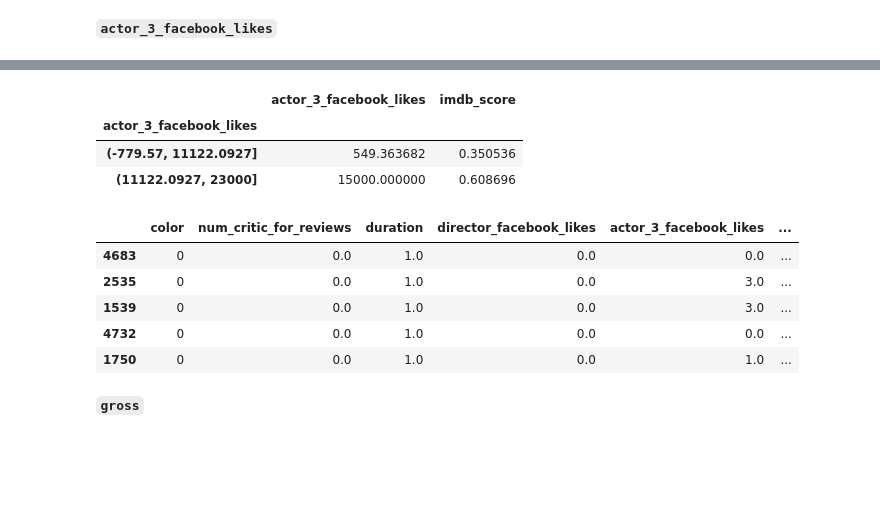
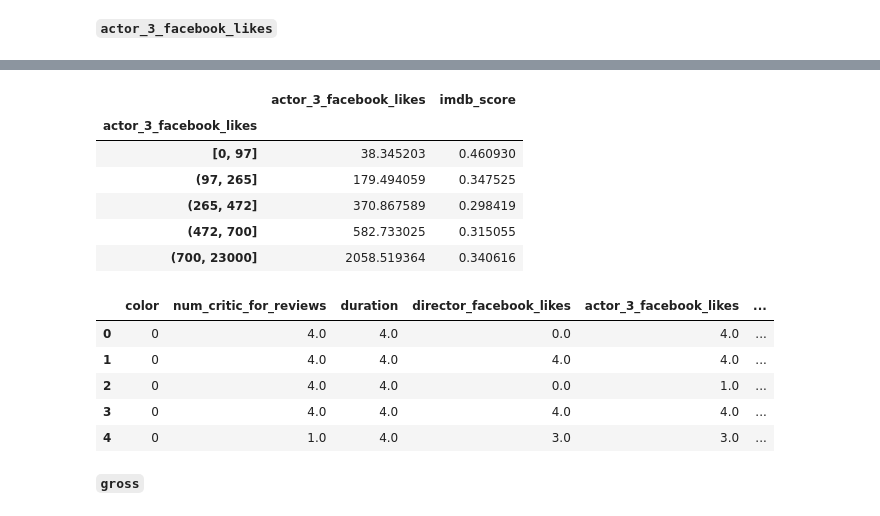
Before and after one commit to jmhummel/IMDb-predictive-analytics, a Jupyter notebook: src/notebook.ipynb, the cells around one changed output, grey strips where cells are left out. Saved outputs shown, nothing was run; the diff lists cells and outputs as text; code cells hidden in the pictures; blank space fills up the shorter version.

```diff
--- a/src/notebook.ipynb
+++ b/src/notebook.ipynb
@@ -969,7 +901,5 @@ mean, std
 # %%
-df['actor_1_facebook_likes'] = df['actor_1_facebook_likes'].map(lambda v: truncnorm.rvs(-1, 1, loc=mean, scale=std) if pd.isnull(v) else v)
-test_df['actor_1_facebook_likes'] = df['actor_1_facebook_likes'].map(lambda v: truncnorm.rvs(-1, 1, loc=mean, scale=std) if pd.isnull(v) else v)
-combine = [df, test_df]
+df['actor_1_facebook_likes'] = df['actor_1_facebook_likes'].map(lambda v: mean if pd.isnull(v) else v)
 # %%
 df['actor_1_facebook_likes'].describe()
 # %% [output]
@@ -1019,5 +948,3 @@ mean, std
 # %%
-df['actor_2_facebook_likes'] = df['actor_2_facebook_likes'].map(lambda v: truncnorm.rvs(-1, 1, loc=mean, scale=std) if pd.isnull(v) else v)
-test_df['actor_2_facebook_likes'] = df['actor_2_facebook_likes'].map(lambda v: truncnorm.rvs(-1, 1, loc=mean, scale=std) if pd.isnull(v) else v)
-combine = [df, test_df]
+df['actor_2_facebook_likes'] = df['actor_2_facebook_likes'].map(lambda v: mean if pd.isnull(v) else v)
 # %%
@@ -1033,15 +960,10 @@ df[['actor_2_facebook_likes', 'imdb_score']].groupby(pd.cut(df['actor_2_facebook
 # %%
-df.loc[ df['actor_2_facebook_likes'] <= 5026.851, 'actor_2_facebook_likes'] = 0
-df.loc[(df['actor_2_facebook_likes'] > 5026.851) & (df['actor_2_facebook_likes'] <= 11020.138), 'actor_2_facebook_likes'] = 1
-df.loc[(df['actor_2_facebook_likes'] > 11020.138) & (df['actor_2_facebook_likes'] <= 17013.426), 'actor_2_facebook_likes'] = 2
-df.loc[(df['actor_2_facebook_likes'] > 17013.426) & (df['actor_2_facebook_likes'] <= 23006.713), 'actor_2_facebook_likes'] = 3
-df.loc[ df['actor_2_facebook_likes'] > 23006.713, 'actor_2_facebook_likes'] = 5
+df.loc[ df['actor_2_facebook_likes'] <= 218, 'actor_2_facebook_likes'] = 0
+df.loc[(df['actor_2_facebook_likes'] > 218) & (df['actor_2_facebook_likes'] <= 486), 'actor_2_facebook_likes'] = 1
+df.loc[(df['actor_2_facebook_likes'] > 486) & (df['actor_2_facebook_likes'] <= 726.2), 'actor_2_facebook_likes'] = 2
+df.loc[(df['actor_2_facebook_likes'] > 726.2) & (df['actor_2_facebook_likes'] <= 979), 'actor_2_facebook_likes'] = 3
+df.loc[ df['actor_2_facebook_likes'] > 979, 'actor_2_facebook_likes'] = 4
 
-test_df.loc[ test_df['actor_2_facebook_likes'] <= 5026.851, 'actor_2_facebook_likes'] = 0
-test_df.loc[(test_df['actor_2_facebook_likes'] > 5026.851) & (test_df['actor_2_facebook_likes'] <= 11020.138), 'actor_2_facebook_likes'] = 1
-test_df.loc[(test_df['actor_2_facebook_likes'] > 11020.138) & (test_df['actor_2_facebook_likes'] <= 17013.426), 'actor_2_facebook_likes'] = 2
-test_df.loc[(test_df['actor_2_facebook_likes'] > 17013.426) & (test_df['actor_2_facebook_likes'] <= 23006.713), 'actor_2_facebook_likes'] = 3
-test_df.loc[ test_df['actor_2_facebook_likes'] > 23006.713, 'actor_2_facebook_likes'] = 5
 df.head()
 # %% [output]
 |  | color | num_critic_for_reviews | duration | director_facebook_likes | actor_3_facebook_likes | ... |
@@ -1061,7 +983,5 @@ mean, std
 # %%
-df['actor_3_facebook_likes'] = df['actor_3_facebook_likes'].map(lambda v: truncnorm.rvs(-1, 1, loc=mean, scale=std) if pd.isnull(v) else v)
-test_df['actor_3_facebook_likes'] = df['actor_3_facebook_likes'].map(lambda v: truncnorm.rvs(-1, 1, loc=mean, scale=std) if pd.isnull(v) else v)
-combine = [df, test_df]
+df['actor_3_facebook_likes'] = df['actor_3_facebook_likes'].map(lambda v: mean if pd.isnull(v) else v)
 # %%
 df['actor_3_facebook_likes'].describe()
 # %% [output]
@@ -1075,31 +995,30 @@ min       -755.814659
 max      23000.000000
 Name: actor_3_facebook_likes, dtype: float64
 # %%
-df[['actor_3_facebook_likes', 'imdb_score']].groupby(pd.cut(df['actor_3_facebook_likes'], 2)).mean()
+df[['actor_3_facebook_likes', 'imdb_score']].groupby(pd.qcut(df['actor_3_facebook_likes'], 5)).mean()
 # %% [output]
 |  | actor_3_facebook_likes | imdb_score |
 | actor_3_facebook_likes |  |  |
-| (-779.57, 11122.0927] | 549.363682 | 0.350536 |
-| (11122.0927, 23000] | 15000.000000 | 0.608696 |
+| [0, 97] | 38.345203 | 0.460930 |
+| (97, 265] | 179.494059 | 0.347525 |
+| (265, 472] | 370.867589 | 0.298419 |
+| (472, 700] | 582.733025 | 0.315055 |
+| (700, 23000] | 2058.519364 | 0.340616 |
 # %%
-df.loc[ df['actor_3_facebook_likes'] <= 135.25, 'actor_3_facebook_likes'] = 0
-df.loc[(df['actor_3_facebook_likes'] > 135.25) & (df['actor_3_facebook_likes'] <= 372), 'actor_3_facebook_likes'] = 1
-df.loc[(df['actor_3_facebook_likes'] > 372) & (df['actor_3_facebook_likes'] <= 638.75), 'actor_3_facebook_likes'] = 2
-df.loc[ df['actor_3_facebook_likes'] > 638.75, 'actor_3_facebook_likes'] = 3
-
-test_df.loc[ test_df['actor_3_facebook_likes'] <= 135.25, 'actor_3_facebook_likes'] = 0
-test_df.loc[(test_df['actor_3_facebook_likes'] > 135.25) & (test_df['actor_3_facebook_likes'] <= 372), 'actor_3_facebook_likes'] = 1
-test_df.loc[(test_df['actor_3_facebook_likes'] > 372) & (test_df['actor_3_facebook_likes'] <= 638.75), 'actor_3_facebook_likes'] = 2
-test_df.loc[ test_df['actor_3_facebook_likes'] > 638.75, 'actor_3_facebook_likes'] = 3
+df.loc[ df['actor_3_facebook_likes'] <= 97, 'actor_3_facebook_likes'] = 0
+df.loc[(df['actor_3_facebook_likes'] > 97) & (df['actor_3_facebook_likes'] <= 265), 'actor_3_facebook_likes'] = 1
+df.loc[(df['actor_3_facebook_likes'] > 265) & (df['actor_3_facebook_likes'] <= 472), 'actor_3_facebook_likes'] = 2
+df.loc[(df['actor_3_facebook_likes'] > 472) & (df['actor_3_facebook_likes'] <= 700), 'actor_3_facebook_likes'] = 3
+df.loc[ df['actor_3_facebook_likes'] > 700, 'actor_3_facebook_likes'] = 4
 
 df.head()
 # %% [output]
 |  | color | num_critic_for_reviews | duration | director_facebook_likes | actor_3_facebook_likes | ... |
-| 4683 | 0 | 0.0 | 1.0 | 0.0 | 0.0 | ... |
-| 2535 | 0 | 0.0 | 1.0 | 0.0 | 3.0 | ... |
-| 1539 | 0 | 0.0 | 1.0 | 0.0 | 3.0 | ... |
-| 4732 | 0 | 0.0 | 1.0 | 0.0 | 0.0 | ... |
-| 1750 | 0 | 0.0 | 1.0 | 0.0 | 1.0 | ... |
+| 0 | 0 | 4.0 | 4.0 | 0.0 | 4.0 | ... |
+| 1 | 0 | 4.0 | 4.0 | 4.0 | 4.0 | ... |
+| 2 | 0 | 4.0 | 4.0 | 0.0 | 1.0 | ... |
+| 3 | 0 | 4.0 | 4.0 | 4.0 | 4.0 | ... |
+| 4 | 0 | 1.0 | 4.0 | 3.0 | 3.0 | ... |
 # %% [markdown]
 **`gross`**
 # %%
```
Also changed, not shown: parts of 124 cells of this notebook.
